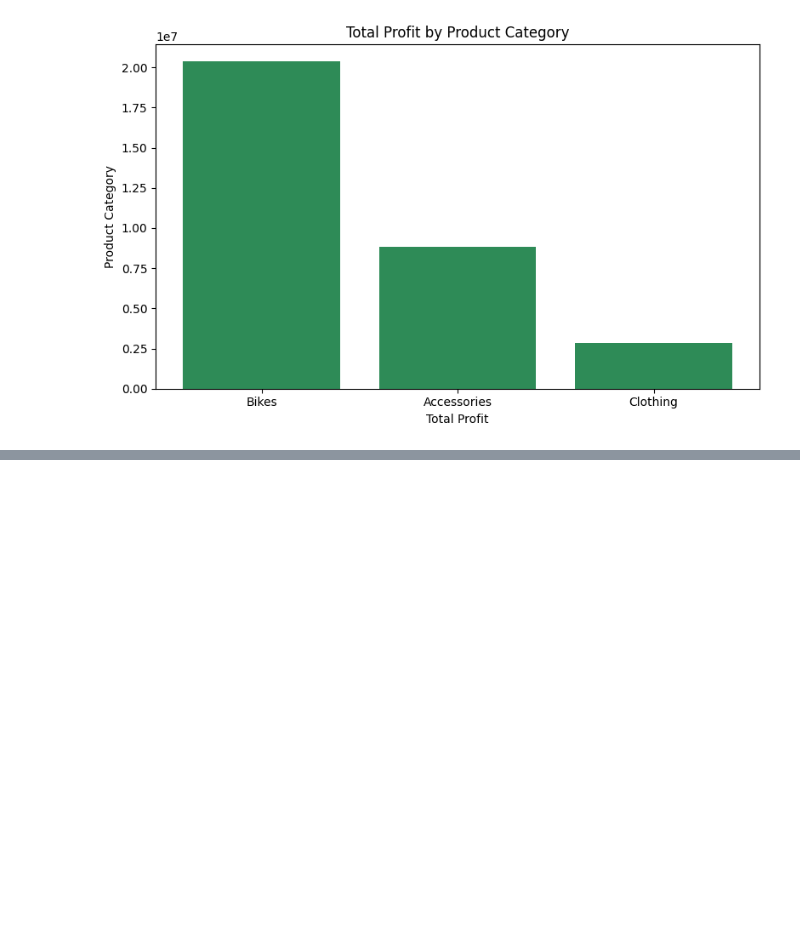
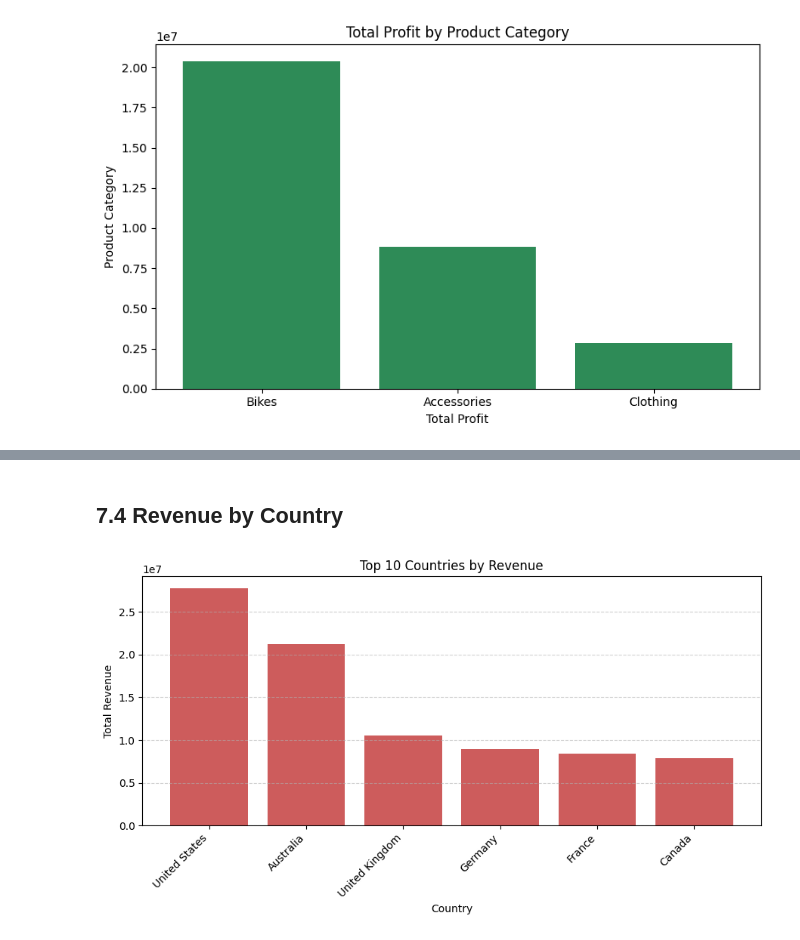
Before and after one commit to vidushanpathir505-bot/academic-data-wrangler, a Jupyter notebook: sales-data-analysis/sales_analysis.ipynb, the cells around one changed output, grey strips where cells are left out. Drawn from its saved outputs; the diff is of its cells as text; code cells hidden in the pictures; blank space fills up the shorter version.

```diff
--- a/sales-data-analysis/sales_analysis.ipynb
+++ b/sales-data-analysis/sales_analysis.ipynb
@@ -550,0 +568,16 @@ plt.show()
+# %% [markdown]
+## 7.4 Revenue by Country
+# %%
+top_countries = revenue_by_country.head(10)
+
+plt.figure(figsize=(9, 5))
+plt.bar(top_countries.index, top_countries.values, color='indianred')
+plt.title('Top 10 Countries by Revenue')
+plt.xlabel('Country')
+plt.ylabel('Total Revenue')
+plt.xticks(rotation=45, ha='right')
+plt.tight_layout()
+plt.grid(axis='y', linestyle='--', alpha=0.6)
+plt.show()
+# %% [output]
+[figure, added]
```
Also changed, not shown: parts of 4 cells of this notebook.
